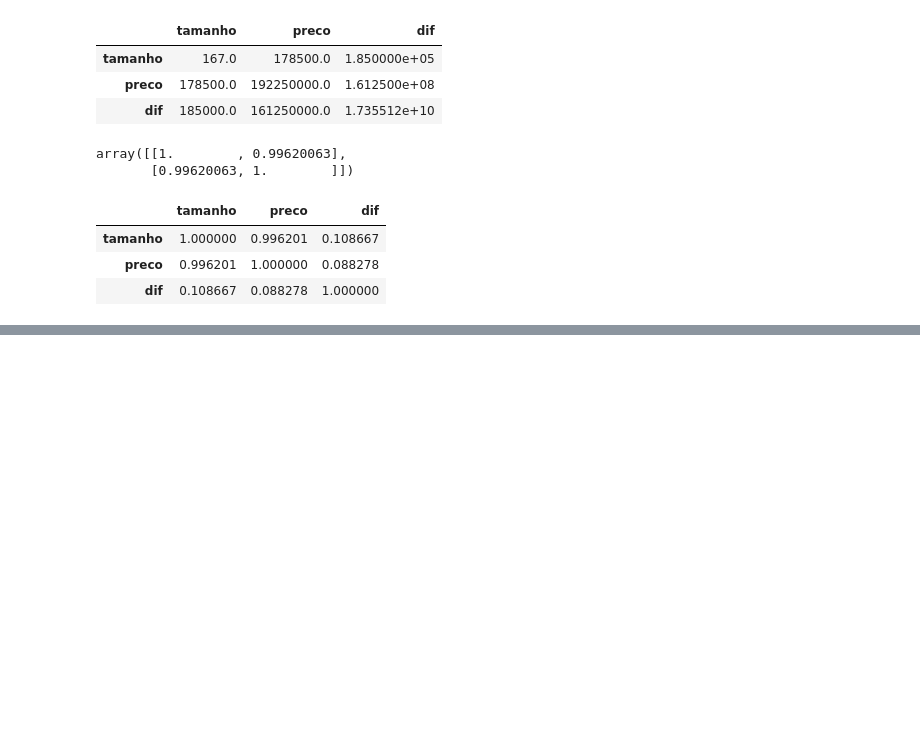
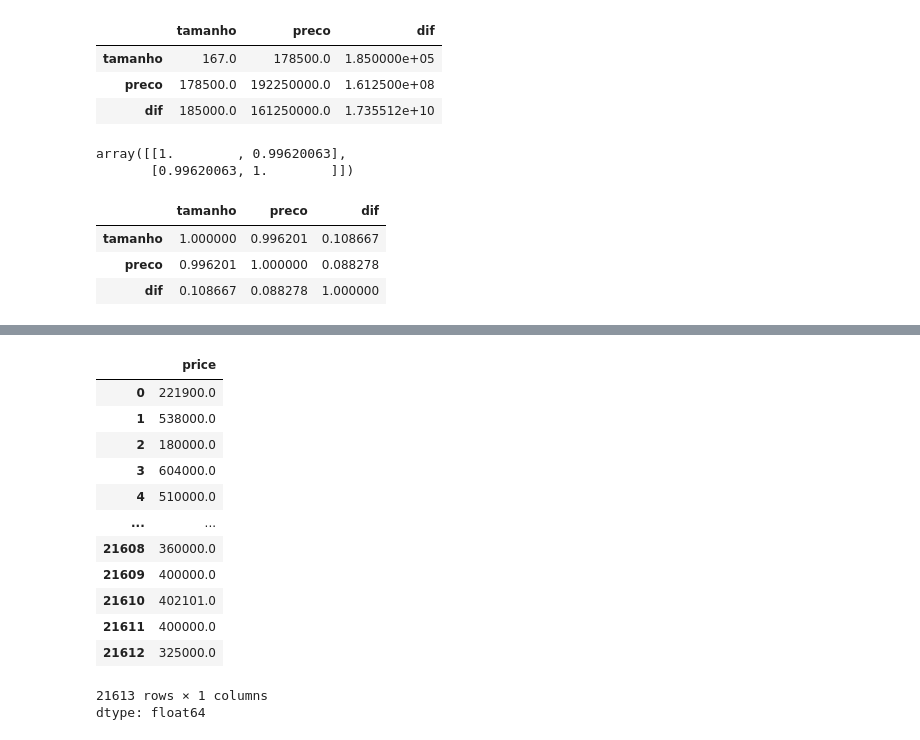
Before and after one commit to HammadN98/Curso_Estatistica, a Jupyter notebook: S9CorrelacaoRegressao.ipynb, the cells around one changed output, grey strips where cells are left out. Drawn from its saved outputs; the diff is of its cells as text; code cells hidden in the pictures; blank space fills up the shorter version.

```diff
--- a/S9CorrelacaoRegressao.ipynb
+++ b/S9CorrelacaoRegressao.ipynb
@@ -97,0 +173,17 @@ dataset.corr()
+# %%
+dataset.iloc[:,2]
+# %% [output]
+|  | price |
+| 0 | 221900.0 |
+| 1 | 538000.0 |
+| 2 | 180000.0 |
+| 3 | 604000.0 |
+| 4 | 510000.0 |
+| ... | ... |
+| 21608 | 360000.0 |
+| 21609 | 400000.0 |
+| 21610 | 402101.0 |
+| 21611 | 400000.0 |
+| 21612 | 325000.0 |
+21613 rows × 1 columns
+dtype: float64
```
Also changed, not shown: parts of 7 cells of this notebook.
